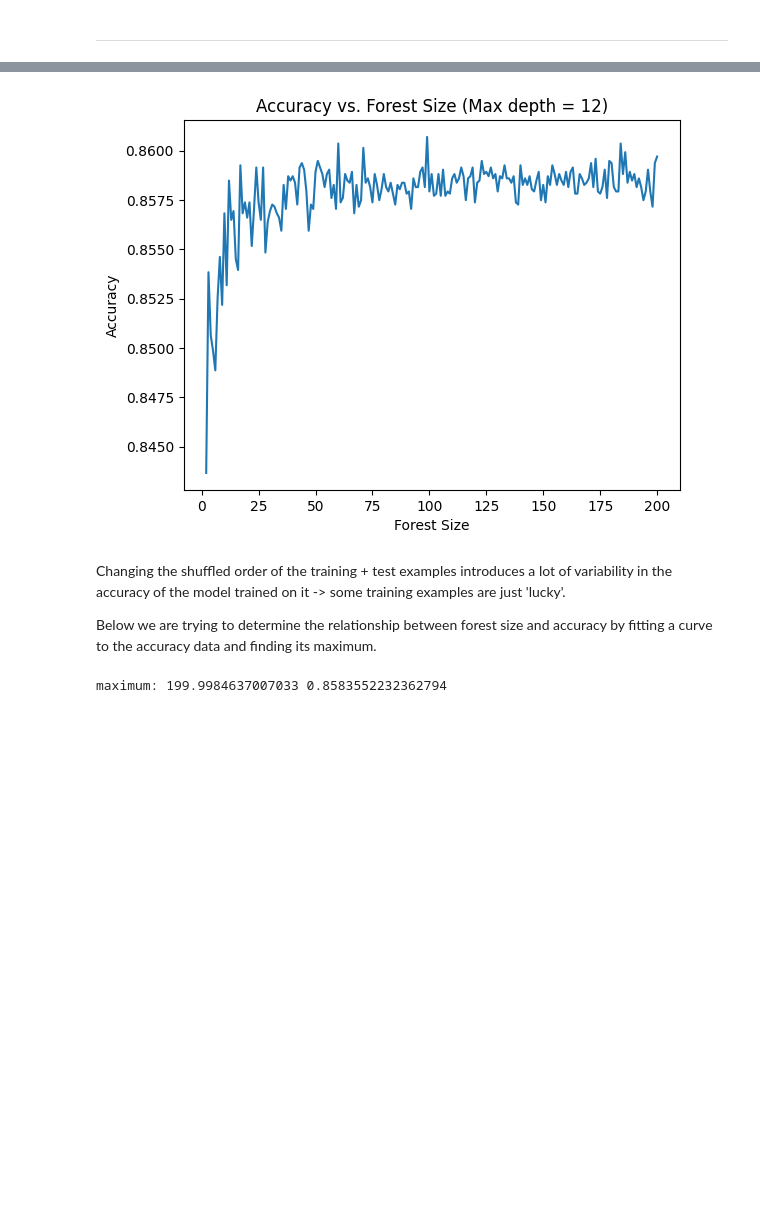
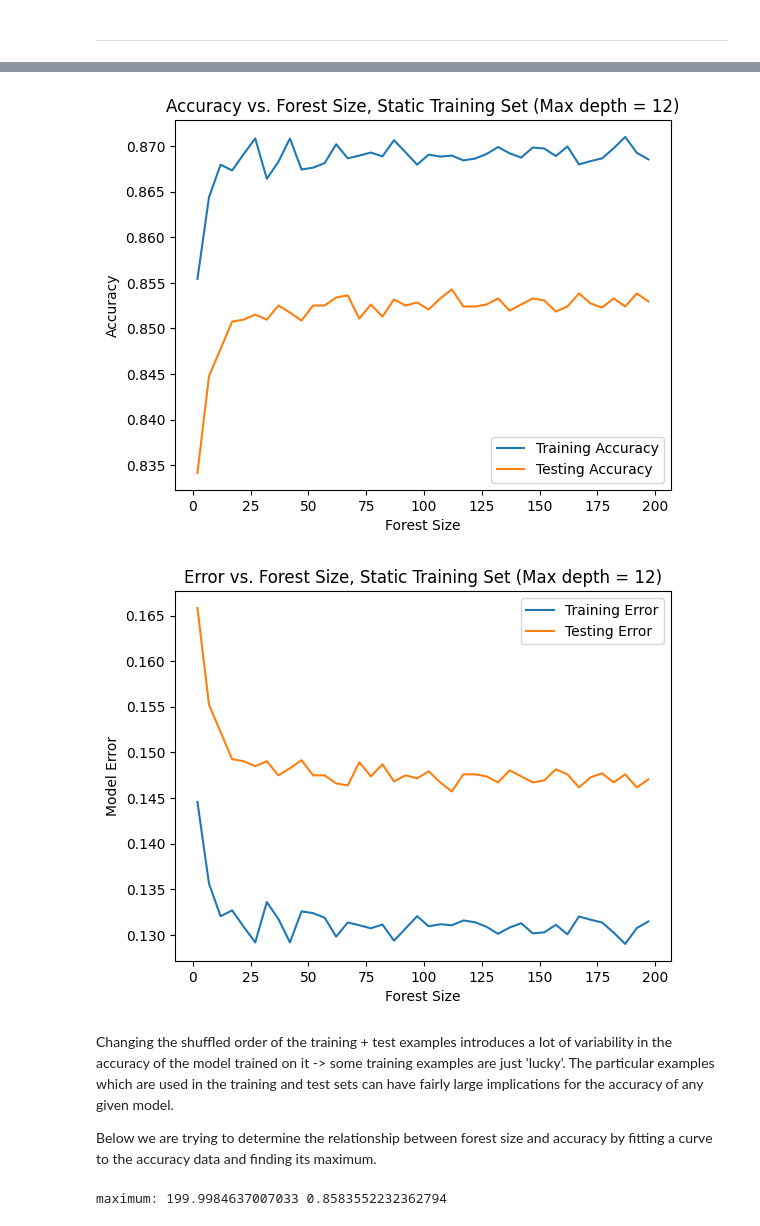
Before and after one commit to SeanMcAuliffe/data-mining, a Jupyter notebook: a1/a1_rf.ipynb, the cells around one changed output, grey strips where cells are left out. Saved outputs shown, nothing was run; the diff lists cells and outputs as text; code cells hidden in the pictures; blank space fills up the shorter version.

```diff
--- a/a1/a1_rf.ipynb
+++ b/a1/a1_rf.ipynb
@@ -146,25 +194,65 @@ plt.show()
 # %%
 # Experiment 1C: Varying the Forest Size, W/ Limited Max Depth
-# With a static training set
+# With a static training set, to reduce randomness
 
-rfc_list = []
+# rfc_list = []
+# X_train, y_train, X_test, y_test = split_dataset(0.8)
+# for i in range(2, 201):
+#     rfc = RandomForestClassifier(n_estimators=i,
+#                                 n_jobs=-1,
+#                                 max_depth=12)
+#     rfc.fit(X_train, y_train)
+#     rfc_list.append(rfc.score(X_test, y_test))
+
+# plt.plot(range(2, 201), rfc_list)
+# plt.xlabel("Forest Size")
+# plt.ylabel("Accuracy")
+# plt.title("Accuracy vs. Forest Size (Max depth = 12)")
+# plt.show()
+
 X_train, y_train, X_test, y_test = split_dataset(0.8)
-for i in range(2, 201):
+
+testing_accuracy = []
+testing_error = []
+
+training_accuracy = []
+training_error = []
+
+
+for i in range(2, 201, 5):
     rfc = RandomForestClassifier(n_estimators=i,
                                 n_jobs=-1,
                                 max_depth=12)
     rfc.fit(X_train, y_train)
-    rfc_list.append(rfc.score(X_test, y_test))
+    train_acc = rfc.score(X_train, y_train)
+    train_err = 1 - train_acc
+    test_acc = rfc.score(X_test, y_test)
+    test_err = 1 - test_acc
+    training_accuracy.append(train_acc)
+    testing_accuracy.append(test_acc)
+    training_error.append(train_err)
+    testing_error.append(test_err)
 
-plt.plot(range(2, 201), rfc_list)
+plt.plot(range(2, 201, 5), training_accuracy, label="Training Accuracy")
+plt.plot(range(2, 201, 5), testing_accuracy, label="Testing Accuracy")
 plt.xlabel("Forest Size")
 plt.ylabel("Accuracy")
-plt.title("Accuracy vs. Forest Size (Max depth = 12)")
+plt.title("Accuracy vs. Forest Size, Static Training Set (Max depth = 12)")
+plt.legend()
 plt.show()
+
+plt.plot(range(2, 201, 5), training_error, label="Training Error")
+plt.plot(range(2, 201, 5), testing_error, label="Testing Error")
+plt.xlabel("Forest Size")
+plt.ylabel("Model Error")
+plt.title("Error vs. Forest Size, Static Training Set (Max depth = 12)")
+plt.legend()
+plt.show()
 # %% [output]
-[figure, old version]
+[figure, new version]
+[figure, added]
 # %% [markdown]
-Changing the shuffled order of the training + test examples introduces a lot of variability in the accuracy of the model trained on it -> some training examples are just 'lucky'.
+Changing the shuffled order of the training + test examples introduces a lot of variability in the accuracy of the model trained on it -> some training examples are just 'lucky'. The particular examples which are used in the training and test sets can have fairly large implications for the accuracy of any given model.
 
 Below we are trying to determine the relationship between forest size and accuracy
 by fitting a curve to the accuracy data and finding its maximum.
```
Also changed, not shown: parts of 7 cells of this notebook, 28 other files.
